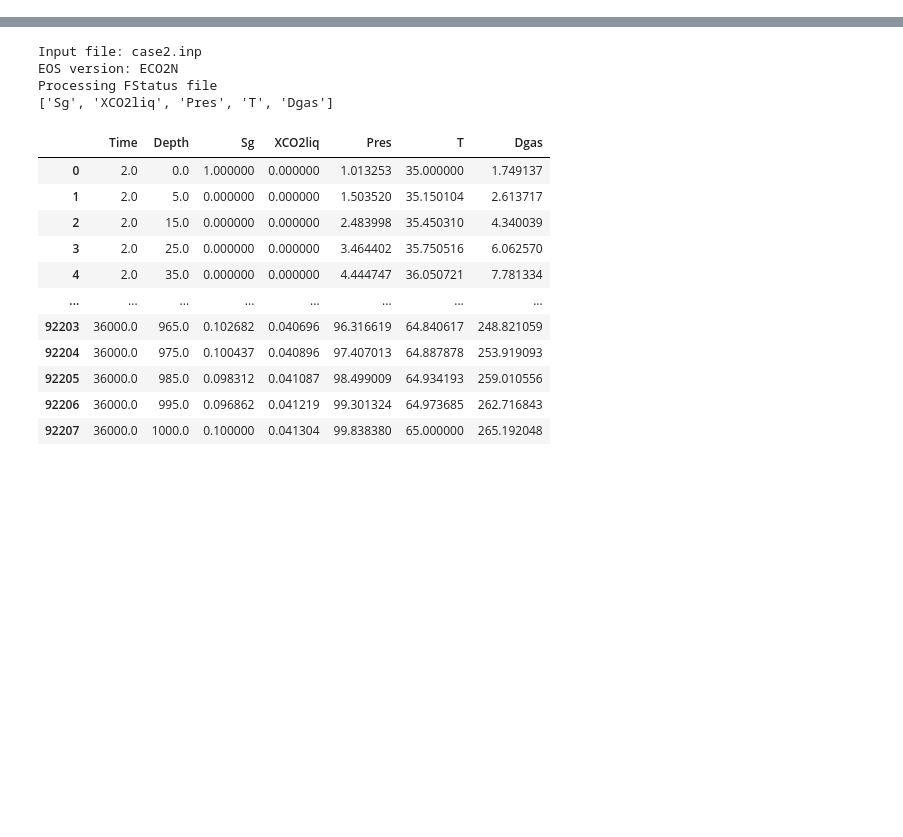
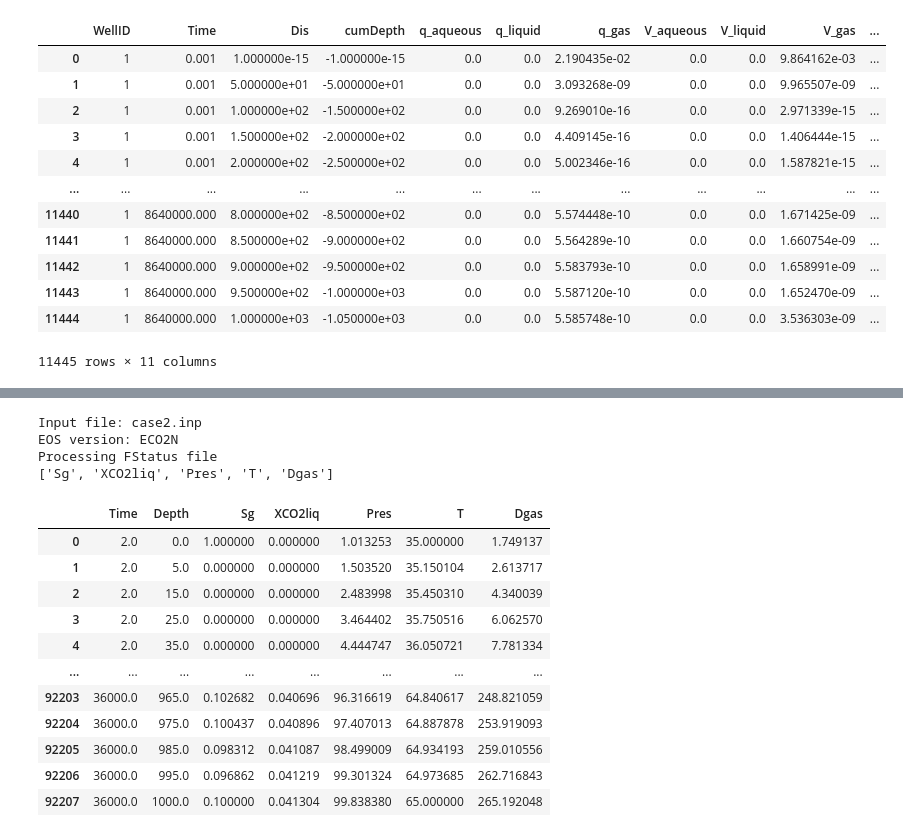
Before and after one commit to equinor/T2Well_post, a Jupyter notebook: plot_T2Well_files.ipynb, the cells around one changed output, grey strips where cells are left out. Saved outputs shown, nothing was run; the diff lists cells and outputs as text; code cells hidden in the pictures; blank space fills up the shorter version.

```diff
--- a/plot_T2Well_files.ipynb
+++ b/plot_T2Well_files.ipynb
@@ -73,0 +128,16 @@ Processing fstatus_test_55bar10C_ 1 file
+# %%
+df
+# %% [output]
+|  | WellID | Time | Dis | cumDepth | q_aqueous | q_liquid | q_gas | V_aqueous | V_liquid | V_gas | ... |
+| 0 | 1 | 0.001 | 1.000000e-15 | -1.000000e-15 | 0.0 | 0.0 | 2.190435e-02 | 0.0 | 0.0 | 9.864162e-03 | ... |
+| 1 | 1 | 0.001 | 5.000000e+01 | -5.000000e+01 | 0.0 | 0.0 | 3.093268e-09 | 0.0 | 0.0 | 9.965507e-09 | ... |
+| 2 | 1 | 0.001 | 1.000000e+02 | -1.500000e+02 | 0.0 | 0.0 | 9.269010e-16 | 0.0 | 0.0 | 2.971339e-15 | ... |
+| 3 | 1 | 0.001 | 1.500000e+02 | -2.000000e+02 | 0.0 | 0.0 | 4.409145e-16 | 0.0 | 0.0 | 1.406444e-15 | ... |
+| 4 | 1 | 0.001 | 2.000000e+02 | -2.500000e+02 | 0.0 | 0.0 | 5.002346e-16 | 0.0 | 0.0 | 1.587821e-15 | ... |
+| ... | ... | ... | ... | ... | ... | ... | ... | ... | ... | ... | ... |
+| 11440 | 1 | 8640000.000 | 8.000000e+02 | -8.500000e+02 | 0.0 | 0.0 | 5.574448e-10 | 0.0 | 0.0 | 1.671425e-09 | ... |
+| 11441 | 1 | 8640000.000 | 8.500000e+02 | -9.000000e+02 | 0.0 | 0.0 | 5.564289e-10 | 0.0 | 0.0 | 1.660754e-09 | ... |
+| 11442 | 1 | 8640000.000 | 9.000000e+02 | -9.500000e+02 | 0.0 | 0.0 | 5.583793e-10 | 0.0 | 0.0 | 1.658991e-09 | ... |
+| 11443 | 1 | 8640000.000 | 9.500000e+02 | -1.000000e+03 | 0.0 | 0.0 | 5.587120e-10 | 0.0 | 0.0 | 1.652470e-09 | ... |
+| 11444 | 1 | 8640000.000 | 1.000000e+03 | -1.050000e+03 | 0.0 | 0.0 | 5.585748e-10 | 0.0 | 0.0 | 3.536303e-09 | ... |
+11445 rows × 11 columns
```
Also changed, not shown: parts of 6 cells of this notebook, 1 other file.
